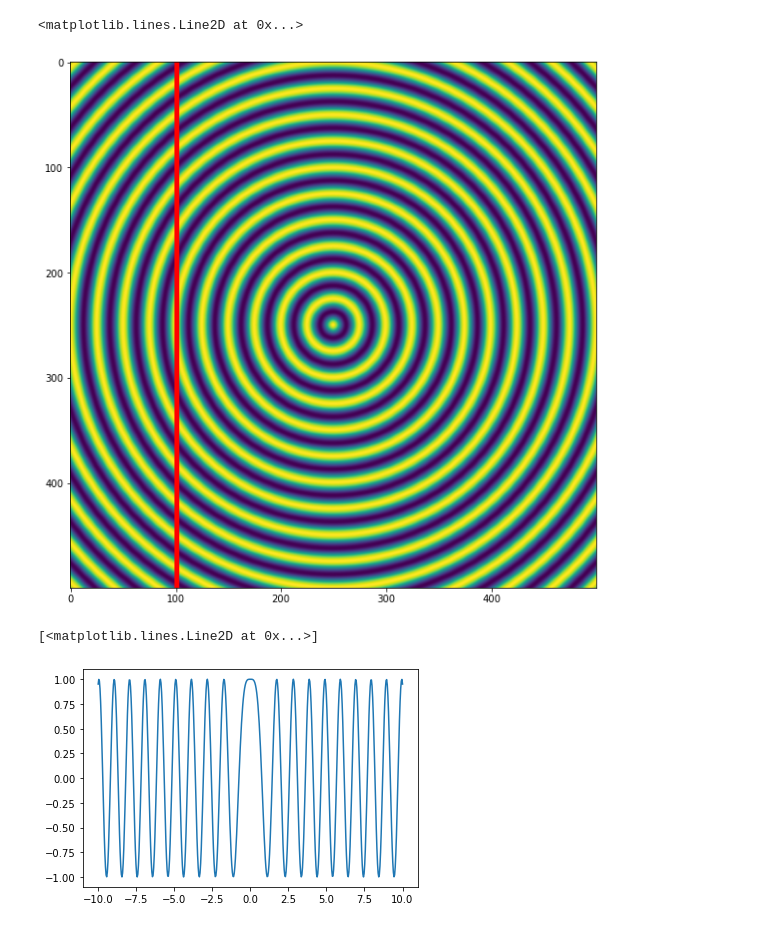
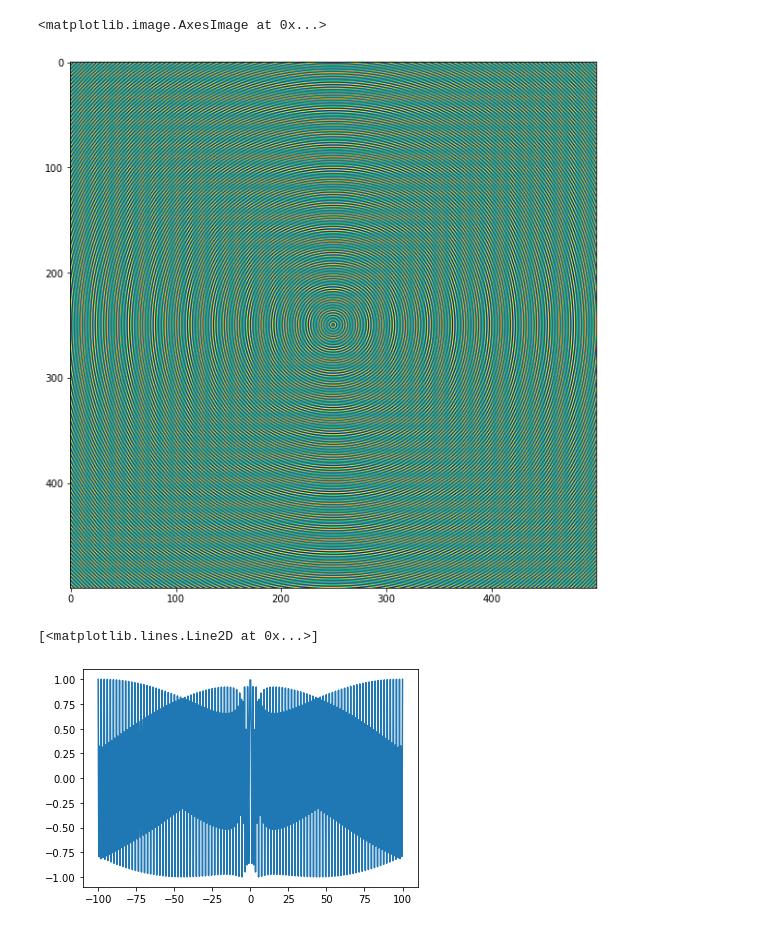
Before and after one commit to MarshallLindsay/Fourier-Optics-Goodman, a Jupyter notebook: chapter5/QPF.ipynb, the cells around one changed output. Drawn from its saved outputs; the diff is of its cells as text; code cells hidden in the pictures.

```diff
--- a/chapter5/QPF.ipynb
+++ b/chapter5/QPF.ipynb
@@ -3,8 +3,8 @@ import matplotlib.pyplot as plt
 import numpy as np
 # %%
 #Build the mesh
-x_dim = 10
-y_dim = 10
+x_dim = 100
+y_dim = 100
 x = np.linspace(-x_dim, x_dim, 500)
 y = np.linspace(-y_dim, y_dim, 500)
 xx,yy = np.meshgrid(x,y)
@@ -29,18 +15,17 @@ wavenumber = 2*np.pi
 amplitude = 1
 z = amplitude * np.exp(1j * wavenumber * np.sqrt(xx**2 + yy**2))
 # %%
+#Plot the point source
 fig,ax = plt.subplots(1,1, figsize=(10,10))
 ax.imshow(np.real(z))
-ax.axvline(x=100, ymin=0, ymax=10, lw=5, c='r')
 # %% [output]
-<matplotlib.lines.Line2D at 0x...>
+<matplotlib.image.AxesImage at 0x...>
-[figure, old version]
+[figure, new version]
 # %%
 #Projection on the line
 xx_ = -1
 z = amplitude * np.exp(1j * wavenumber * np.sqrt(xx_**2 + y**2))
-
 plt.plot(y,np.real(z))
 # %% [output]
 [<matplotlib.lines.Line2D at 0x...>]
-[figure, old version]
+[figure, new version]
```
Also changed, not shown: parts of 3 cells of this notebook.
